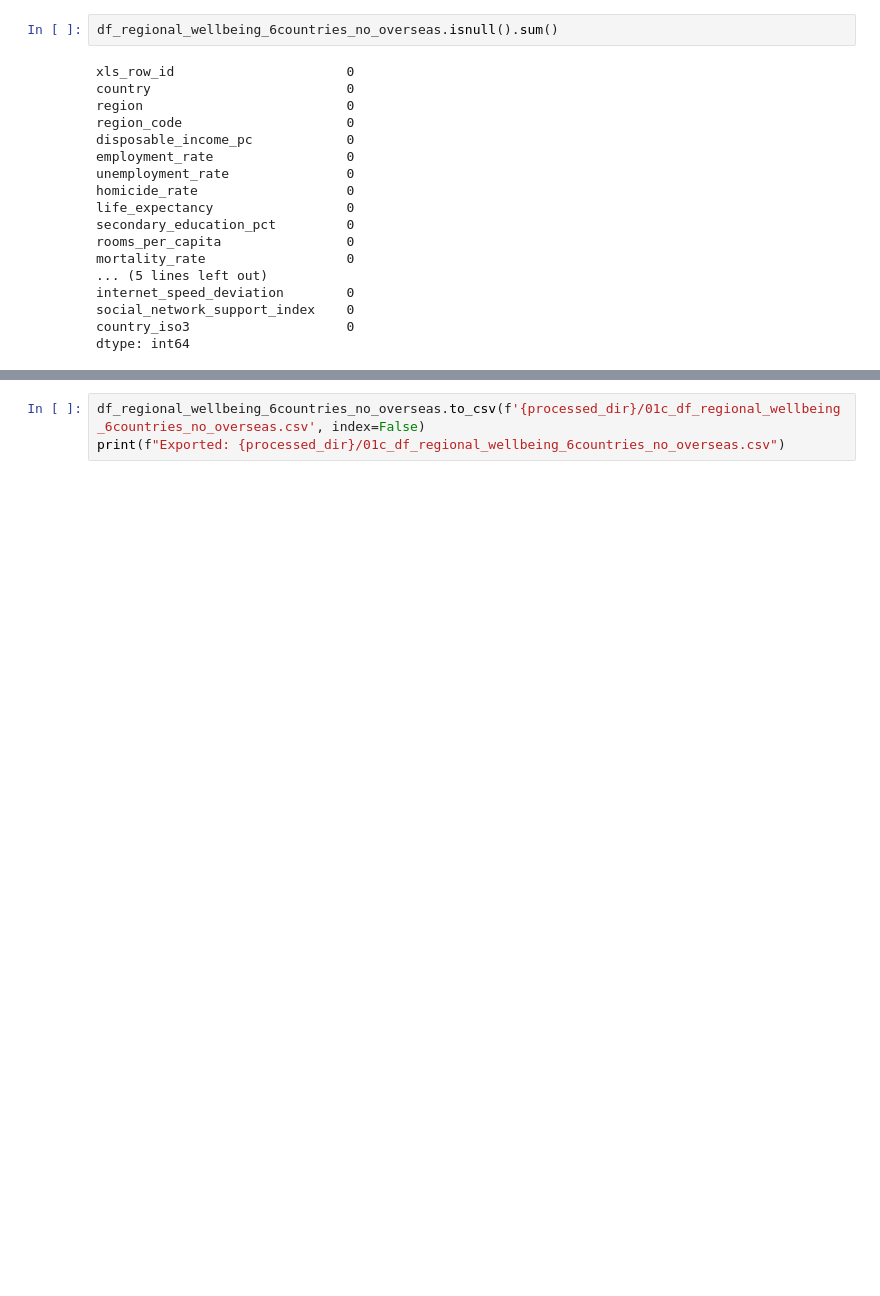
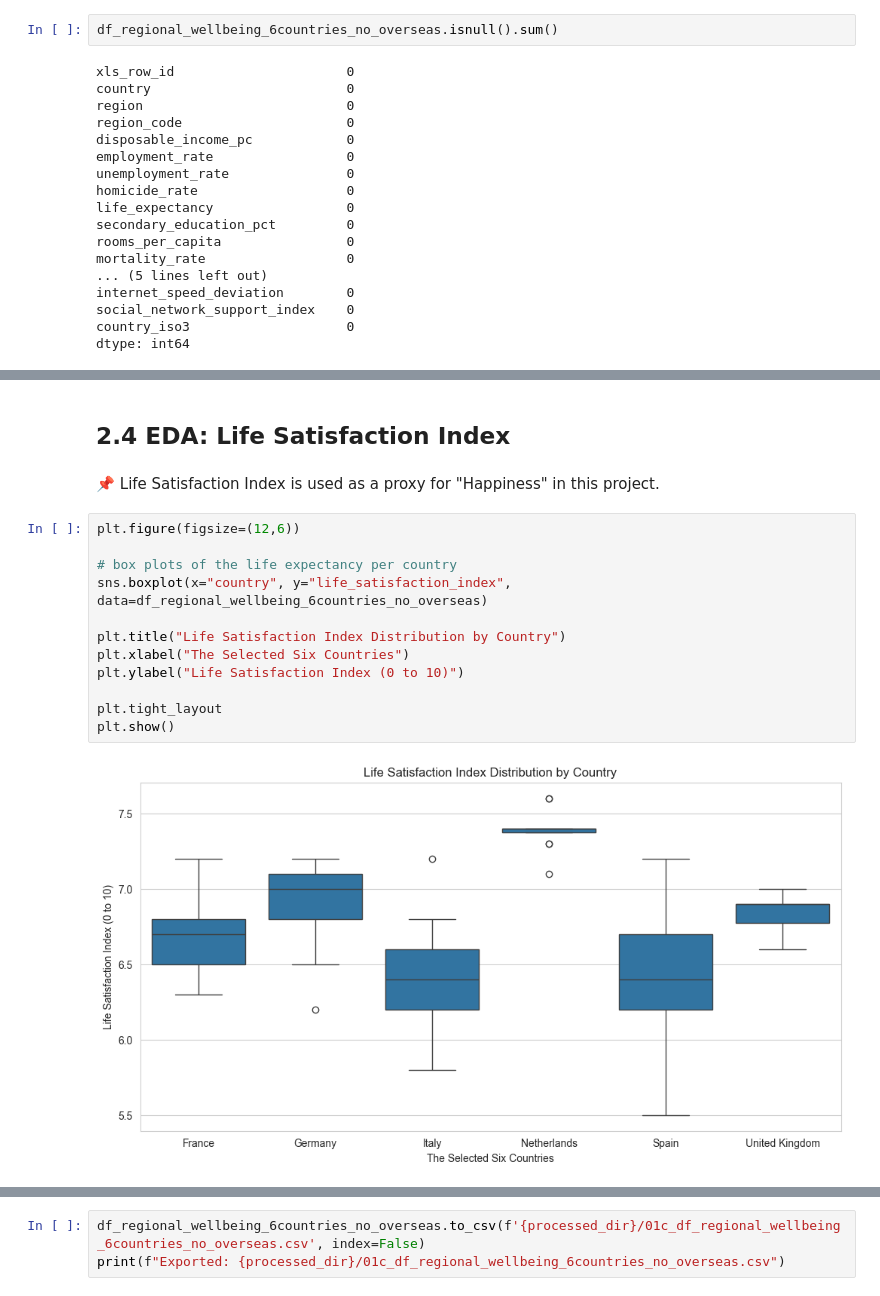
Before and after one commit to HaveTimeDrinkTea/Keeping_up_with_the_Joneses, a Jupyter notebook: jupyter_notebooks/01_ETL_EDA_WellBeing_Data.ipynb, the cells around one changed output, grey strips where cells are left out. Drawn from its saved outputs; the diff is of its cells as text; blank space fills up the shorter version.

```diff
--- a/jupyter_notebooks/01_ETL_EDA_WellBeing_Data.ipynb
+++ b/jupyter_notebooks/01_ETL_EDA_WellBeing_Data.ipynb
@@ -434,0 +503,18 @@ dtype: int64
+# %% [markdown]
+## 2.4 EDA: Life Satisfaction Index
+# %% [markdown]
+📌 Life Satisfaction Index is used as a proxy for "Happiness" in this project.
+# %%
+plt.figure(figsize=(12,6))
+
+# box plots of the life expectancy per country
+sns.boxplot(x="country", y="life_satisfaction_index", data=df_regional_wellbeing_6countries_no_overseas)
+
+plt.title("Life Satisfaction Index Distribution by Country")
+plt.xlabel("The Selected Six Countries")
+plt.ylabel("Life Satisfaction Index (0 to 10)")
+
+plt.tight_layout
+plt.show()
+# %% [output]
+[figure, added]
```
Also changed, not shown: parts of 15 cells of this notebook, 1 other file.
